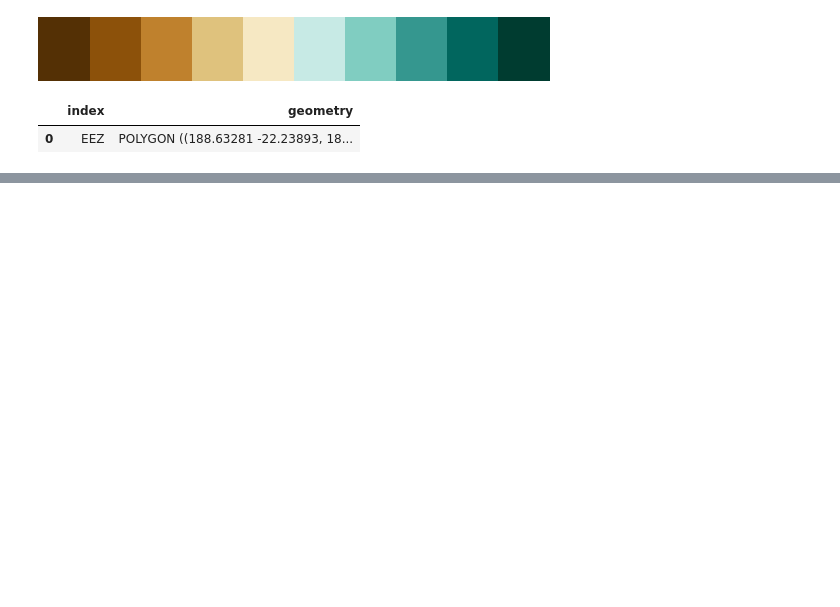
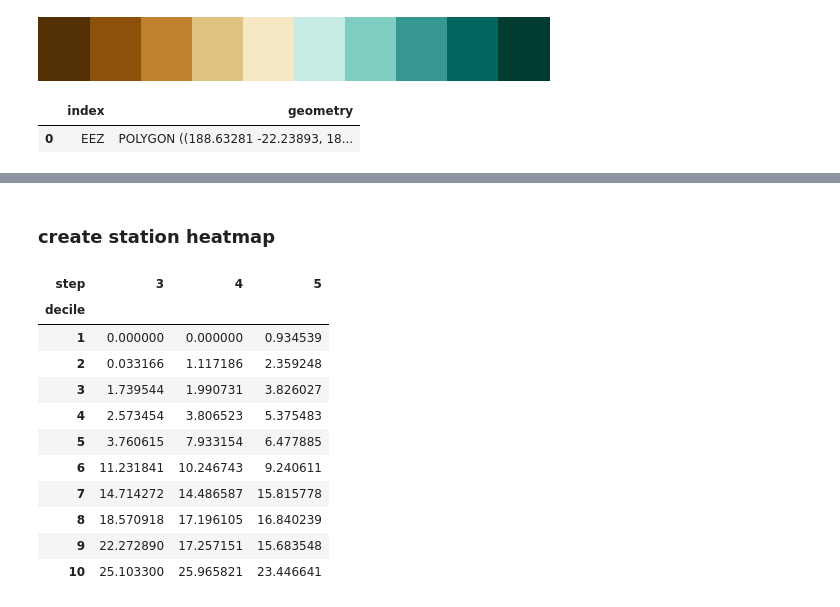
Before and after one commit to nicolasfauchereau/ICU_Water_Watch, a Jupyter notebook: notebooks/C3S/5_map_C3S_MME_probabilistic_decile_forecast.ipynb, the cells around one changed output, grey strips where cells are left out. Saved outputs shown, nothing was run; the diff lists cells and outputs as text; code cells hidden in the pictures; blank space fills up the shorter version.

```diff
--- a/notebooks/C3S/5_map_C3S_MME_probabilistic_decile_forecast.ipynb
+++ b/notebooks/C3S/5_map_C3S_MME_probabilistic_decile_forecast.ipynb
@@ -350,0 +386,6 @@ f.savefig(f'/home/nicolasf/Desktop/decile_forecast_prototype_{period}_{year}_{mo
+# %% [markdown]
+### create station heatmap
+# %%
+station_name = 'Nadi'
+lon = 177.4356
+lat = -17.7765
@@ -350,0 +398,15 @@ f.savefig(f'/home/nicolasf/Desktop/decile_forecast_prototype_{period}_{year}_{mo
+# %%
+probs_station_df
+# %% [output]
+| step | 3 | 4 | 5 |
+| decile |  |  |  |
+| 1 | 0.000000 | 0.000000 | 0.934539 |
+| 2 | 0.033166 | 1.117186 | 2.359248 |
+| 3 | 1.739544 | 1.990731 | 3.826027 |
+| 4 | 2.573454 | 3.806523 | 5.375483 |
+| 5 | 3.760615 | 7.933154 | 6.477885 |
+| 6 | 11.231841 | 10.246743 | 9.240611 |
+| 7 | 14.714272 | 14.486587 | 15.815778 |
+| 8 | 18.570918 | 17.196105 | 16.840239 |
+| 9 | 22.272890 | 17.257151 | 15.683548 |
+| 10 | 25.103300 | 25.965821 | 23.446641 |
```
Also changed, not shown: parts of 39 cells of this notebook, 2 other files.
